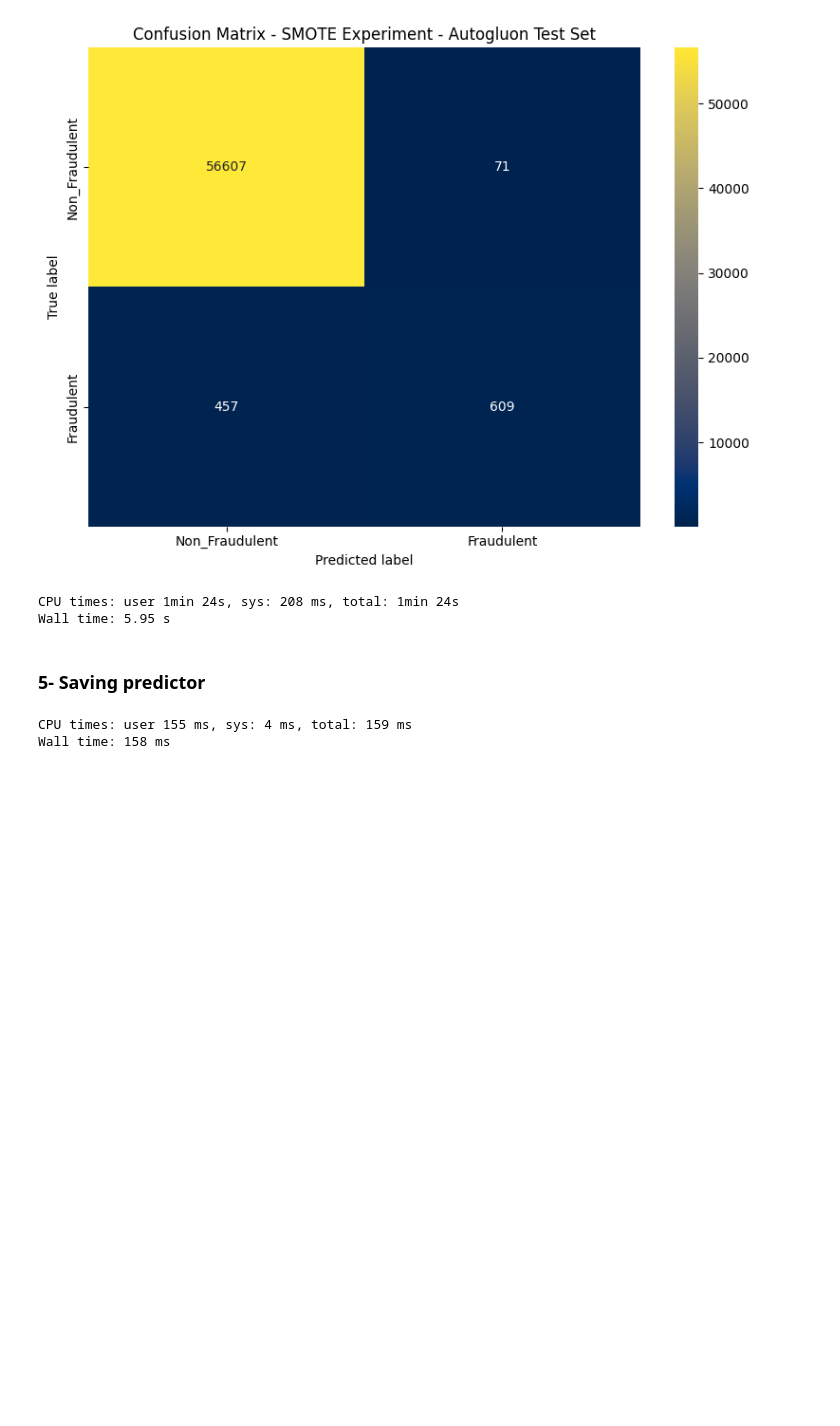
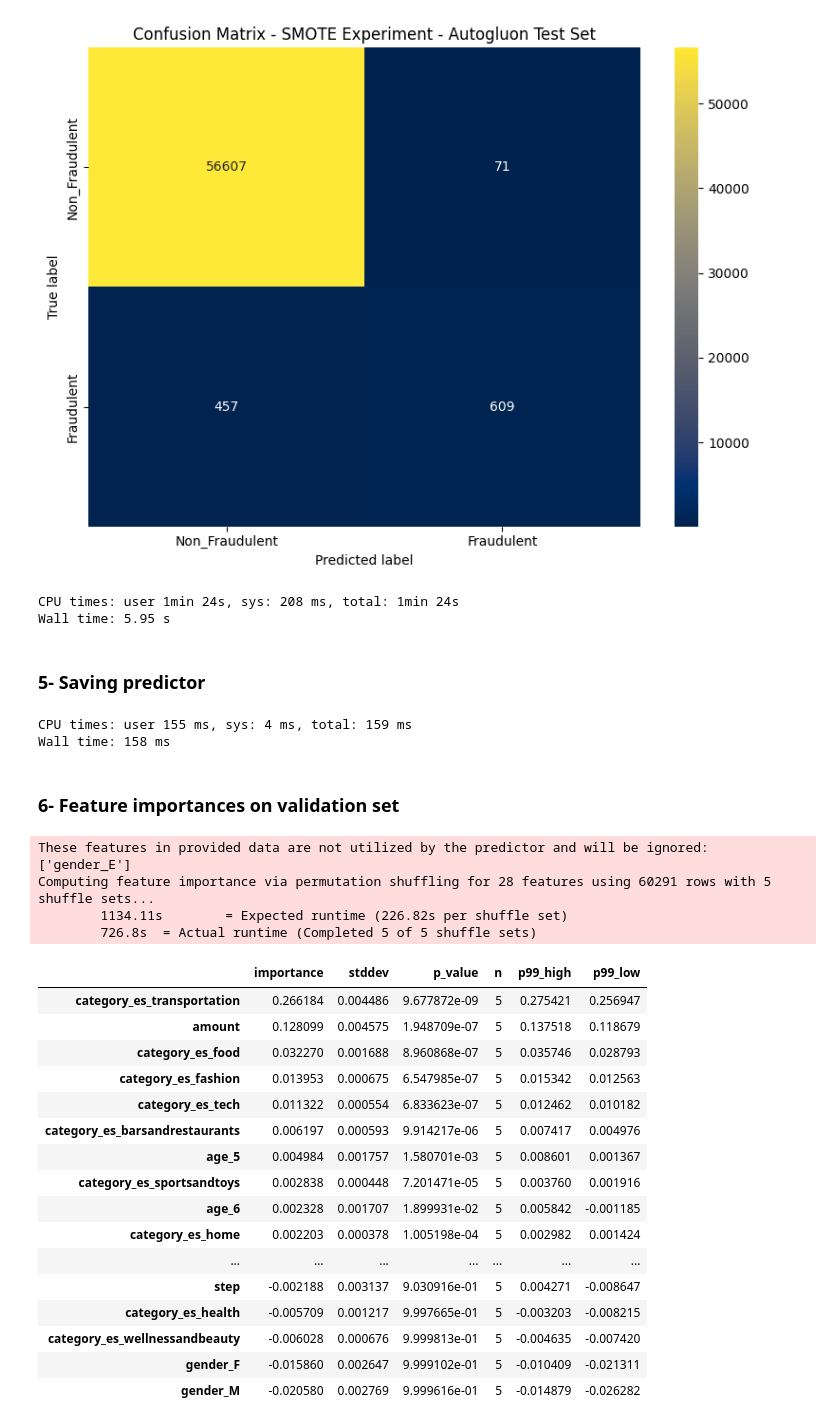
Before and after one commit to tamerthamoqa/fraud-detection-case-study, a Jupyter notebook: 8-smote-modeling-autogluon-automl.ipynb, the cells around one changed output. Drawn from its saved outputs; the diff is of its cells as text; code cells hidden in the pictures; blank space fills up the shorter version.

Commit message:
Add feature importances to 8-smote-modeling-autogluon-automl.ipynb

```diff
--- a/8-smote-modeling-autogluon-automl.ipynb
+++ b/8-smote-modeling-autogluon-automl.ipynb
@@ -384,3 +385,5 @@ predictor.save()
 # %% [output]
 CPU times: user 155 ms, sys: 4 ms, total: 159 ms
 Wall time: 158 ms
+# %% [markdown]
+### 6- Feature importances on validation set
@@ -386,0 +393,36 @@ Wall time: 158 ms
+# %%
+val_df = pd.read_csv("data/validation_baseline.csv")
+save_path = "models/smote-autogluon-tabular-predictor"
+predictor = TabularPredictor.load(save_path, verbosity=2)
+# %%
+# Permutation importance
+feature_importances = predictor.feature_importance(
+    data=val_df,
+    subsample_size=None, # set None to use all rows
+    num_shuffle_sets=5 # tighter confidence bands (more compute)
+).sort_values("importance", ascending=False)
+# %% [output]
+These features in provided data are not utilized by the predictor and will be ignored: ['gender_E']
+Computing feature importance via permutation shuffling for 28 features using 60291 rows with 5 shuffle sets...
+        1134.11s        = Expected runtime (226.82s per shuffle set)
+        726.8s  = Actual runtime (Completed 5 of 5 shuffle sets)
+# %%
+feature_importances
+# %% [output]
+|  | importance | stddev | p_value | n | p99_high | p99_low |
+| category_es_transportation | 0.266184 | 0.004486 | 9.677872e-09 | 5 | 0.275421 | 0.256947 |
+| amount | 0.128099 | 0.004575 | 1.948709e-07 | 5 | 0.137518 | 0.118679 |
+| category_es_food | 0.032270 | 0.001688 | 8.960868e-07 | 5 | 0.035746 | 0.028793 |
+| category_es_fashion | 0.013953 | 0.000675 | 6.547985e-07 | 5 | 0.015342 | 0.012563 |
+| category_es_tech | 0.011322 | 0.000554 | 6.833623e-07 | 5 | 0.012462 | 0.010182 |
+| category_es_barsandrestaurants | 0.006197 | 0.000593 | 9.914217e-06 | 5 | 0.007417 | 0.004976 |
+| age_5 | 0.004984 | 0.001757 | 1.580701e-03 | 5 | 0.008601 | 0.001367 |
+| category_es_sportsandtoys | 0.002838 | 0.000448 | 7.201471e-05 | 5 | 0.003760 | 0.001916 |
+| age_6 | 0.002328 | 0.001707 | 1.899931e-02 | 5 | 0.005842 | -0.001185 |
+| category_es_home | 0.002203 | 0.000378 | 1.005198e-04 | 5 | 0.002982 | 0.001424 |
+| ... | ... | ... | ... | ... | ... | ... |
+| step | -0.002188 | 0.003137 | 9.030916e-01 | 5 | 0.004271 | -0.008647 |
+| category_es_health | -0.005709 | 0.001217 | 9.997665e-01 | 5 | -0.003203 | -0.008215 |
+| category_es_wellnessandbeauty | -0.006028 | 0.000676 | 9.999813e-01 | 5 | -0.004635 | -0.007420 |
+| gender_F | -0.015860 | 0.002647 | 9.999102e-01 | 5 | -0.010409 | -0.021311 |
+| gender_M | -0.020580 | 0.002769 | 9.999616e-01 | 5 | -0.014879 | -0.026282 |
```
Also changed, not shown: parts of 2 cells of this notebook.
